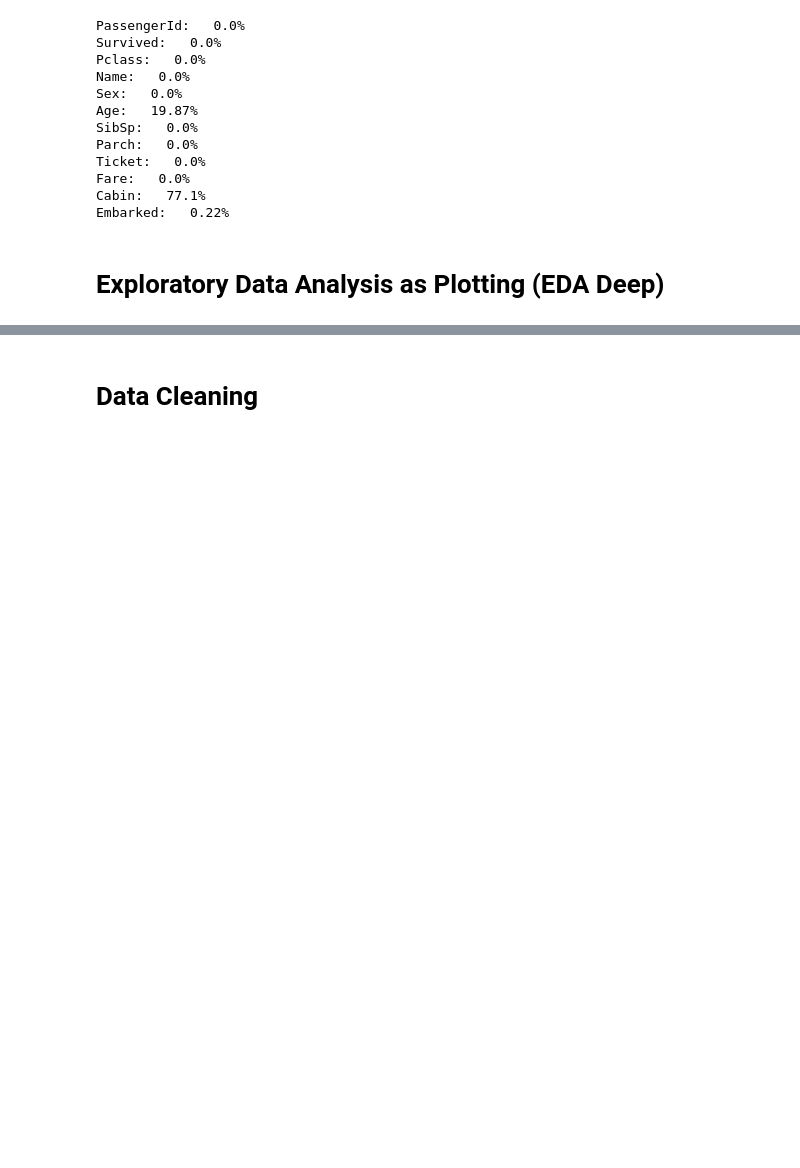
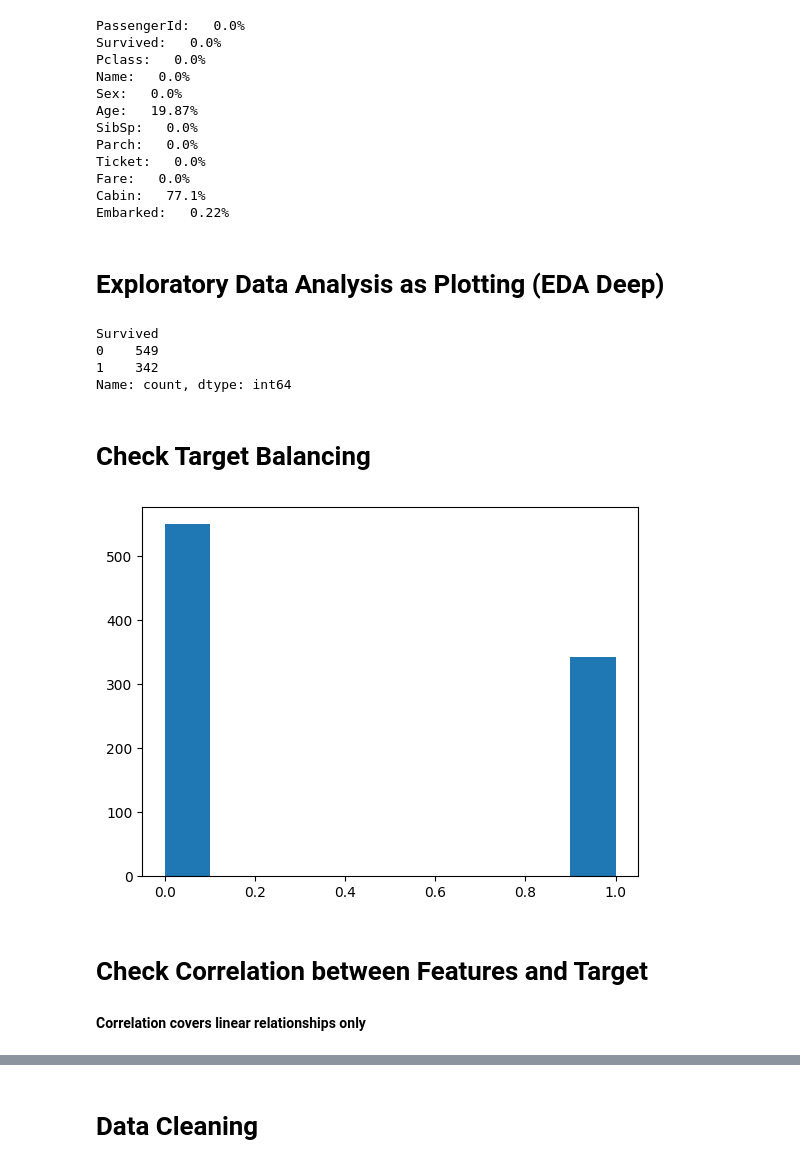
Before and after one commit to ahmedkhafagy800/Titanic-ML-Pipeline, a Jupyter notebook: Titanic-ML-Pipeline.ipynb, the cells around one changed output, grey strips where cells are left out. Saved outputs shown, nothing was run; the diff lists cells and outputs as text; code cells hidden in the pictures; blank space fills up the shorter version.

```diff
--- a/Titanic-ML-Pipeline.ipynb
+++ b/Titanic-ML-Pipeline.ipynb
@@ -130,0 +134,18 @@ Embarked:   0.22%
+# %%
+print(df["Survived"].value_counts(dropna=False))
+# %% [output]
+Survived
+0    549
+1    342
+Name: count, dtype: int64
+# %% [markdown]
+# **Check Target Balancing**
+# %%
+plt.hist(df["Survived"])
+plt.show()
+# %% [output]
+[figure, added]
+# %% [markdown]
+# **Check Correlation between Features and Target**
+# %% [markdown]
+**Correlation covers linear relationships only**
```
Also changed, not shown: parts of 15 cells of this notebook.
